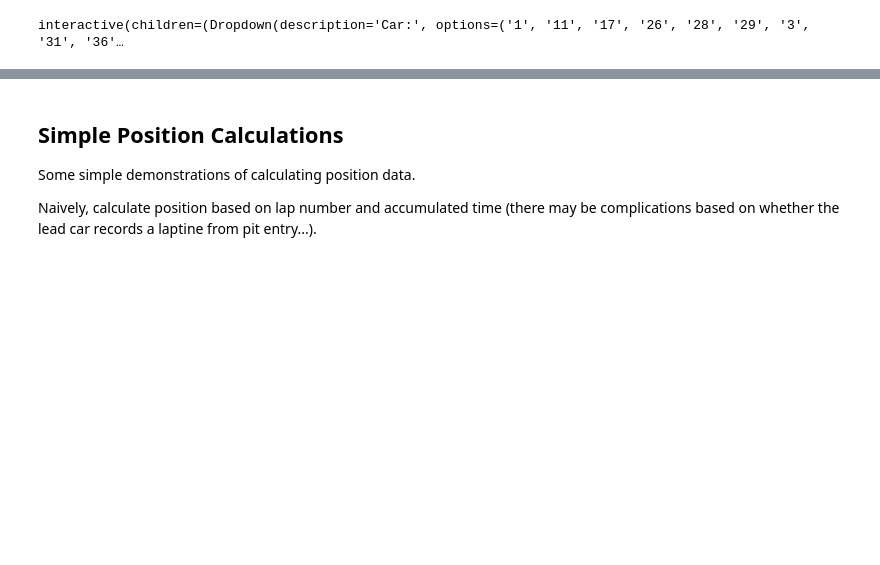
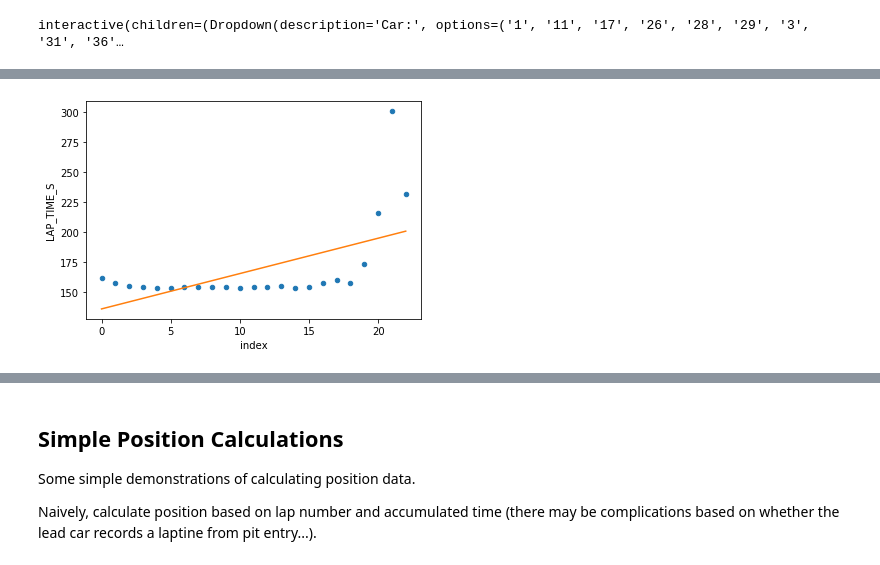
Before and after one commit to f1datajunkie/WEC, a Jupyter notebook: notebooks/Simple demo.ipynb, the cells around one changed output, grey strips where cells are left out. Drawn from its saved outputs; the diff is of its cells as text; code cells hidden in the pictures; blank space fills up the shorter version.

```diff
--- a/notebooks/Simple demo.ipynb
+++ b/notebooks/Simple demo.ipynb
@@ -321,0 +378,14 @@ interactive(children=(Dropdown(description='Car:', options=('1', '11', '17', '26
+# %%
+#Simple model
+import statsmodels.api as sm
+
+
+Y = sample_laptimes(laptimes,'56_1', 1, 2).reset_index(drop=True)
+X = Y.index.values
+X = sm.add_constant(X)
+
+model = sm.OLS(Y, X).fit()
+predictions = model.predict(X)
+
+print_model = model.summary()
+print(print_model)
@@ -321,0 +410,7 @@ interactive(children=(Dropdown(description='Car:', options=('1', '11', '17', '26
+# %%
+p = model.params
+
+ax = pd.DataFrame(Y).reset_index().plot(kind='scatter', x='index', y='LAP_TIME_S')
+ax.plot(X, p.const + p.x1 * X);
+# %% [output]
+[figure, added]
```
Also changed, not shown: parts of 13 cells of this notebook.
